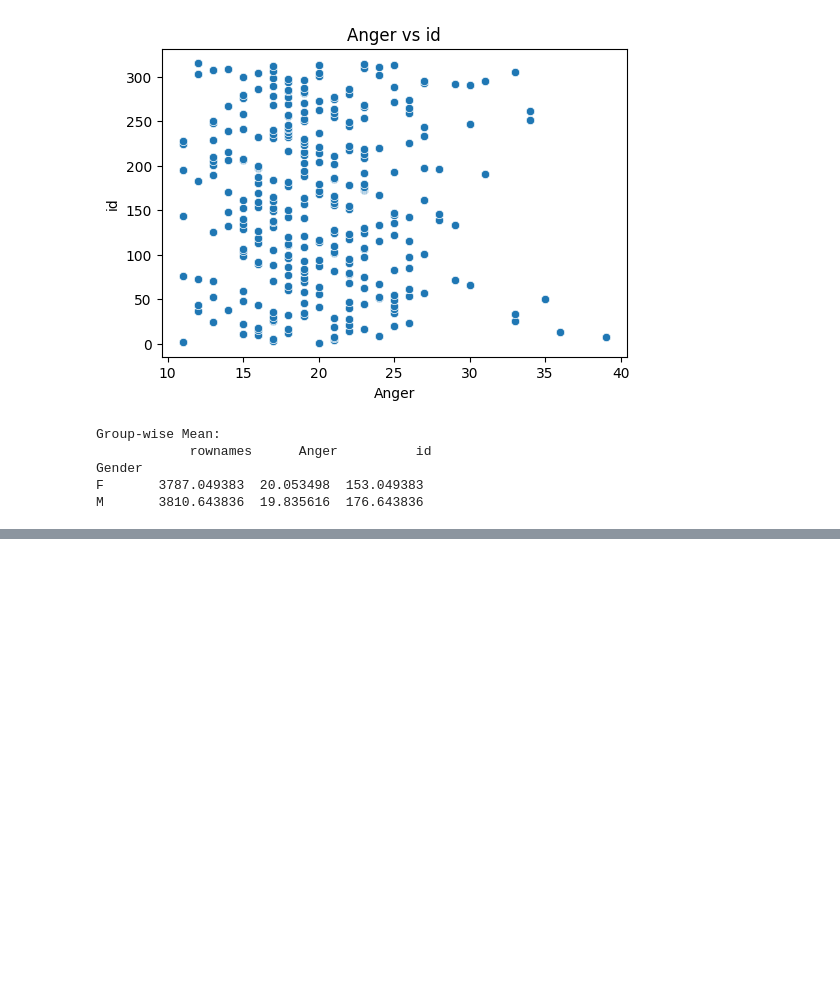
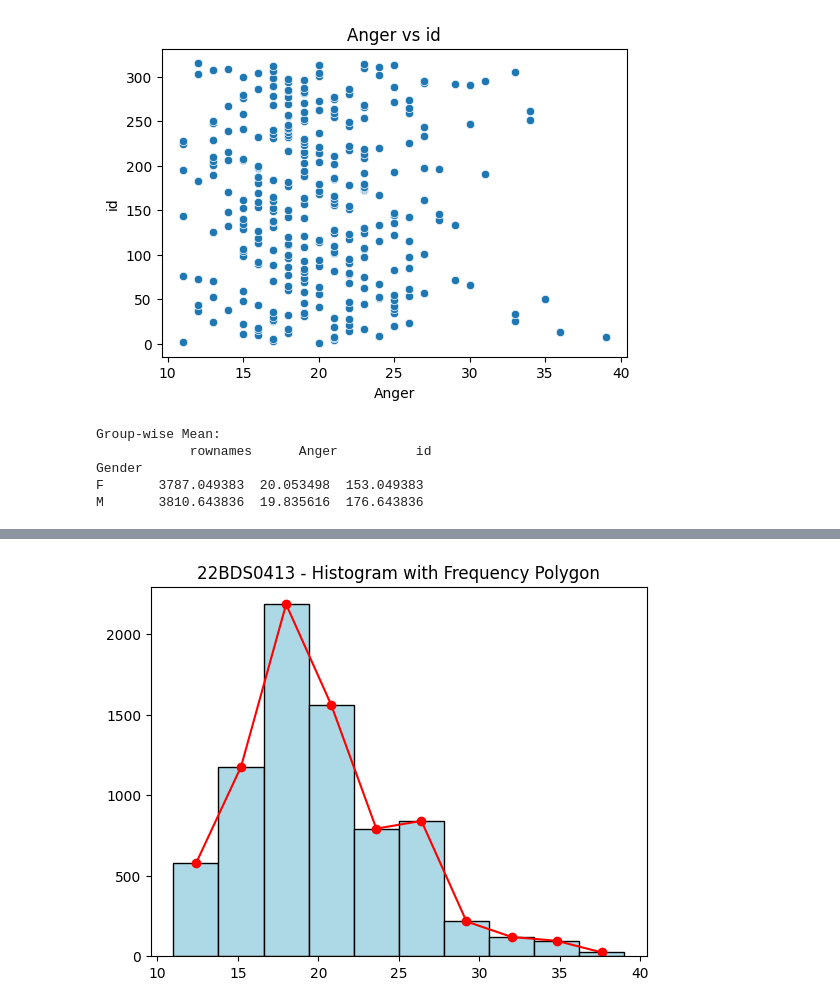
Before and after one commit to SamDarkKnight/EDA-PROJECT, a Jupyter notebook: 22BDS0413.ipynb, the cells around one changed output, grey strips where cells are left out. Drawn from its saved outputs; the diff is of its cells as text; code cells hidden in the pictures; blank space fills up the shorter version.

```diff
--- a/22BDS0413.ipynb
+++ b/22BDS0413.ipynb
@@ -239,0 +429,8 @@ M       3810.643836  19.835616  176.643836
+# %%
+# Histogram + frequency polygon
+hist_data = plt.hist(df["Anger"], bins=10, color="lightblue", edgecolor="black")
+plt.plot((hist_data[1][:-1] + hist_data[1][1:]) / 2, hist_data[0], "r-o")
+plt.title("22BDS0413 - Histogram with Frequency Polygon")
+plt.show()
+# %% [output]
+[figure, added]
```
Also changed, not shown: parts of 18 cells of this notebook.
